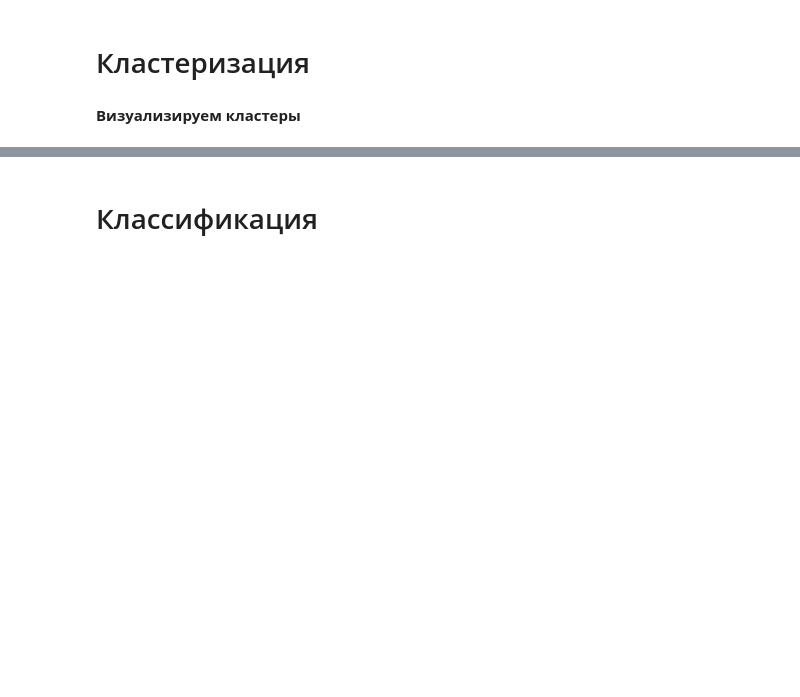
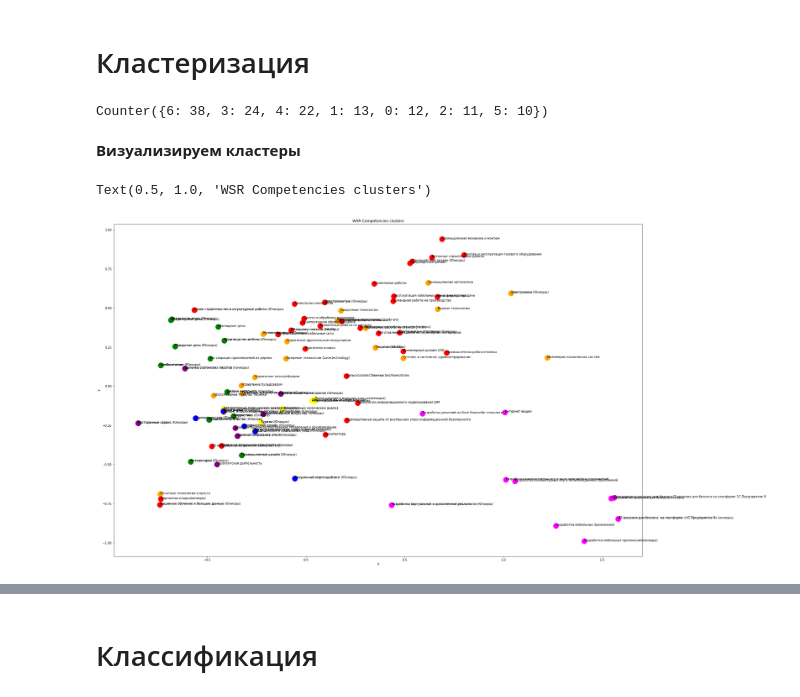
Before and after one commit to SavaFeeD/WSR_compet, a Jupyter notebook: C[1].ipynb, the cells around one changed output, grey strips where cells are left out. Saved outputs shown, nothing was run; the diff lists cells and outputs as text; code cells hidden in the pictures; blank space fills up the shorter version.

```diff
--- a/C[1].ipynb
+++ b/C[1].ipynb
@@ -46,0 +261,4 @@ TypeError: 'int' object is not iterable
+# %%
+new_df['desc'] = new_df['desc'].apply(lambda x: ' '.join(x))
+new_df['sections'] = new_df['sections'].apply(lambda x: ' '.join(x))
+new_df['desc-sections'] = new_df['desc-sections'].apply(lambda x: ' '.join(x))
@@ -46,0 +287,5 @@ TypeError: 'int' object is not iterable
+# %%
+tfidf = TfidfVectorizer(max_features=25000, max_df=0.5, min_df=0.1)
+# %%
+desc_compet_text = new_df['desc-sections']
+tfidf_desc_compet = tfidf.fit_transform(desc_compet_text)
@@ -64,9 +337,10 @@ from sklearn.cluster import KMeans
 # %%
 from collections import Counter
 
-km = KMeans(n_clusters=7, random_state=43)
-idx = km.fit(cvector_clustering)
+km = KMeans(n_clusters=7, max_iter=500)
+idx = km.fit(tfidf_desc_compet)
 clusters = km.labels_.tolist()
 clusters_info = Counter(clusters)
-print(clusters)
 print(clusters_info)
+# %% [output]
+Counter({6: 38, 3: 24, 4: 22, 1: 13, 0: 12, 2: 11, 5: 10})
@@ -73,44 +358,48 @@ print(clusters_info)
+# %% [markdown]
+<b>Визуализируем кластеры
 # %%
 from sklearn.metrics.pairwise import cosine_similarity
 from sklearn.decomposition import IncrementalPCA
-# %% [markdown]
-<b>Визуализируем кластеры
 # %%
-dist = cosine_similarity(cvector_clustering)
+dist = cosine_similarity(tfidf_desc_compet)
 
 icpa = IncrementalPCA(n_components=2, batch_size=70)
 icpa.fit(dist)
 demo2 = icpa.transform(dist)
 xs, ys = demo2[:, 0], demo2[:, 1]
 
+data = {'x': xs, 'y' : ys, 'titles': df['0']}
+
 # Создаем отдельную колонку 'cluster' чтобы задать каждому вектору его кластер
-data = {'x': xs, 'y' : ys, 'titles': df['0']}
 df_with_clusters = pd.DataFrame(data)
 df_with_clusters['cluster'] = clusters
 
 # Для наглядности на графике используем замену номера кластера на определенный цвет
 df_with_clusters.replace(6, 'red', inplace=True)
 df_with_clusters.replace(5, 'blue', inplace=True)
 df_with_clusters.replace(4, 'green', inplace=True)
 df_with_clusters.replace(3, 'orange', inplace=True)
 df_with_clusters.replace(2, 'yellow', inplace=True)
 df_with_clusters.replace(1, 'magenta', inplace=True)
 df_with_clusters.replace(0, 'purple', inplace=True)
 
 
 # Визуализируем
 fig = plt.figure(figsize=(31, 20))
 ax = fig.add_subplot(111)
 
 for i in range(0, df_with_clusters.shape[0]):
     ax.scatter(df_with_clusters['x'].iloc[i],
                df_with_clusters['y'].iloc[i],
                c=df_with_clusters['cluster'].iloc[i],
                cmap='jet',
                s=300)
 
 df_with_clusters.apply(lambda x: ax.annotate(x['titles'], (x['x'], x['y'])), axis=1)
 
 ax.set_xlabel('X')
 ax.set_ylabel('Y')
 plt.title('WSR Competencies clusters')
+# %% [output]
+Text(0.5, 1.0, 'WSR Competencies clusters')
+[figure, added]
```
Also changed, not shown: parts of 70 cells of this notebook, 15 other files.
